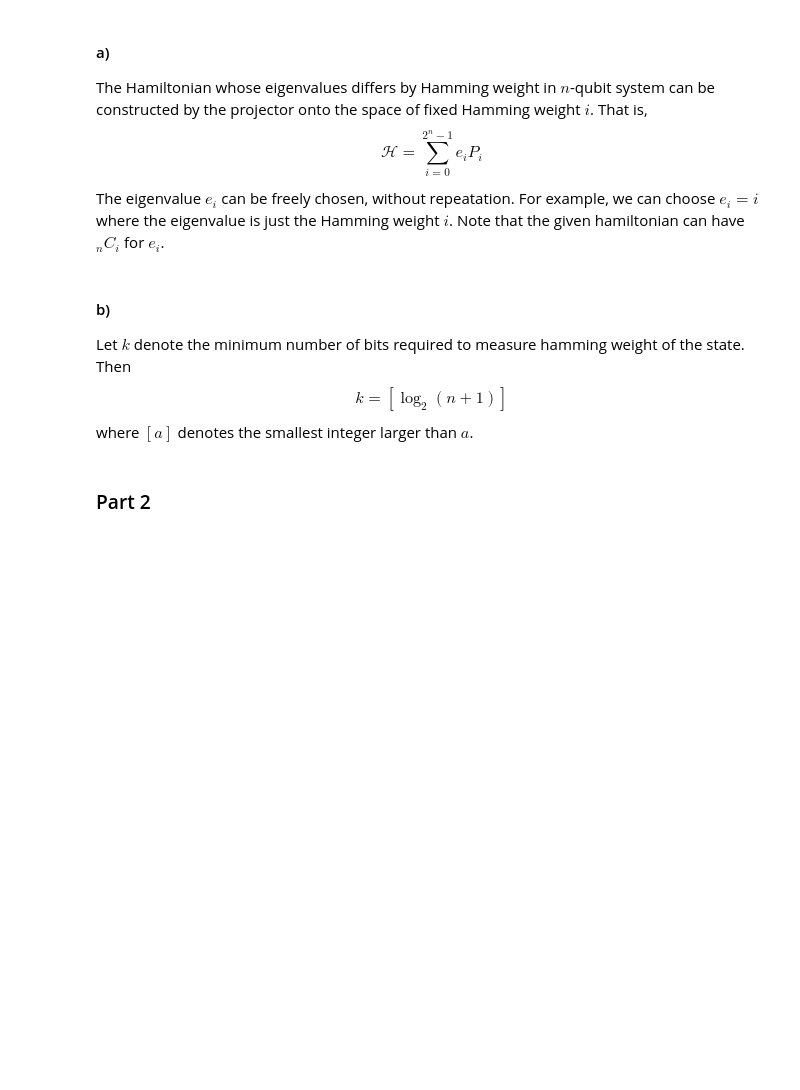
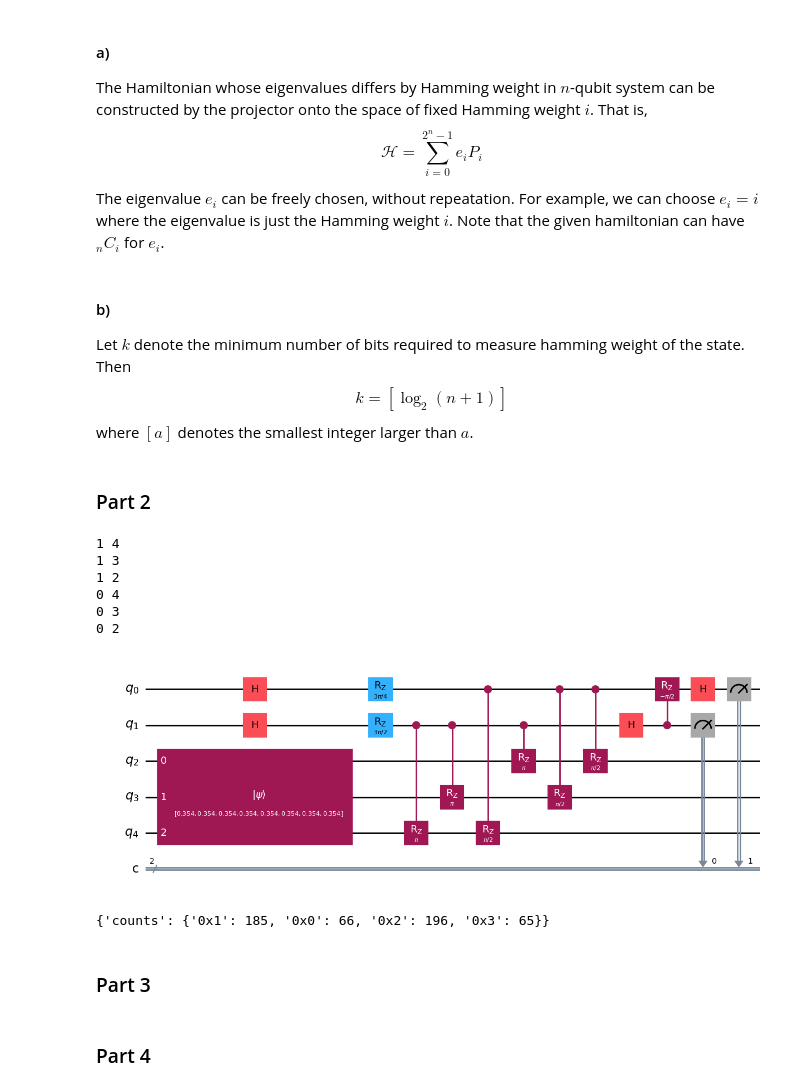
Before and after one commit to Waterbird20/QuantumChallenge, a Jupyter notebook: Prob2/src/prob2.ipynb, the cells around one changed output. Cells and saved outputs as stored; diff of their text form; code cells hidden in the pictures; blank space fills up the shorter version.

```diff
--- a/Prob2/src/prob2.ipynb
+++ b/Prob2/src/prob2.ipynb
@@ -49,0 +89,32 @@ def HammingWeight(vector):
+# %%
+test_vec = np.ones(8)/np.sqrt(8)
+#test_vec = np.zeros(4)
+#test_vec[0] = 1/np.sqrt(2)
+#test_vec[3] = 1/np.sqrt(2)
+#test_vec[6] = 1/np.sqrt(3)
+#test_vec[5] = 1
+
+test_qc = HammingWeight(test_vec)
+# %% [output]
+1 4
+1 3
+1 2
+0 4
+0 3
+0 2
+# %%
+test_qc.draw(output="mpl")
+# %% [output]
+[figure, added]
+# %%
+result = backend.run(test_qc, shots=8**3).result()
+result.data()
+
+#result = backend2.run(test_qc).result()
+#result.get_statevector()
+# %% [output]
+{'counts': {'0x1': 185, '0x0': 66, '0x2': 196, '0x3': 65}}
+# %% [markdown]
+### Part 3
+# %% [markdown]
+### Part 4
```
Also changed, not shown: parts of 2 cells of this notebook, 6 other files.
